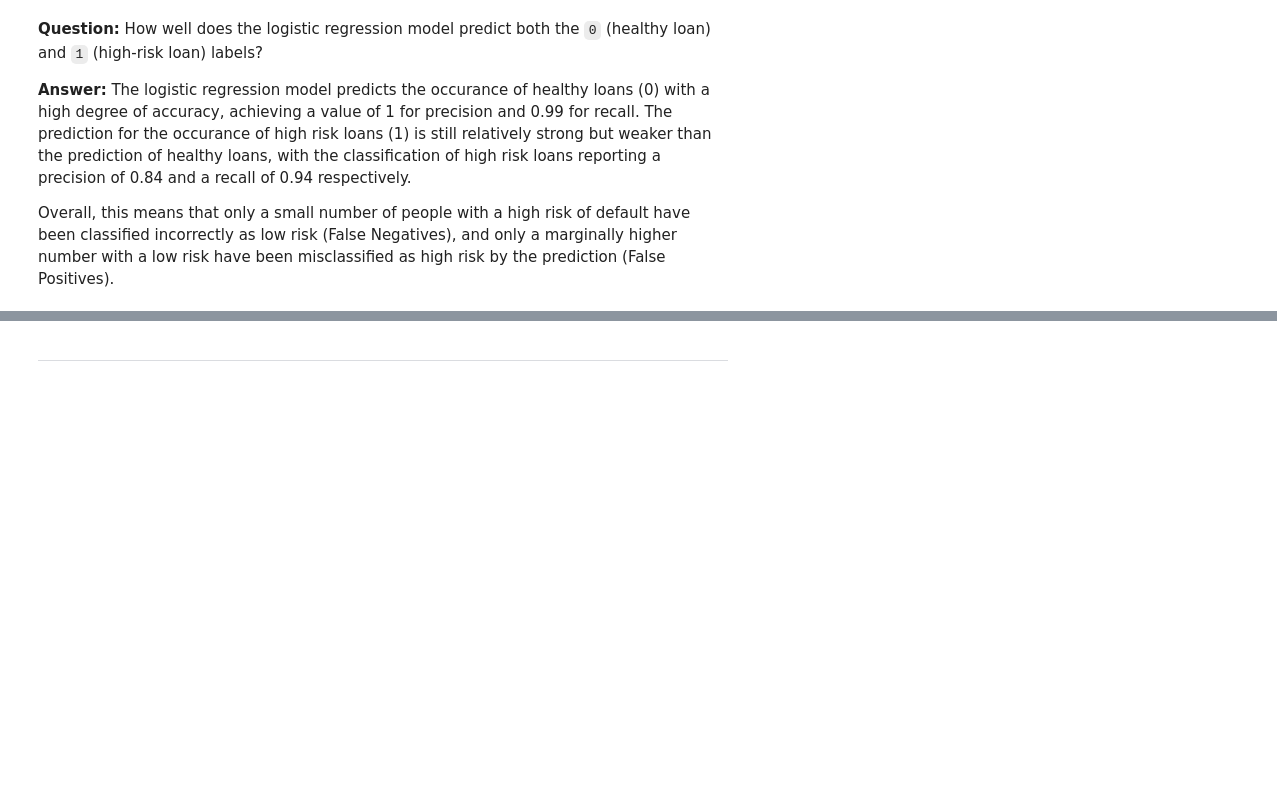
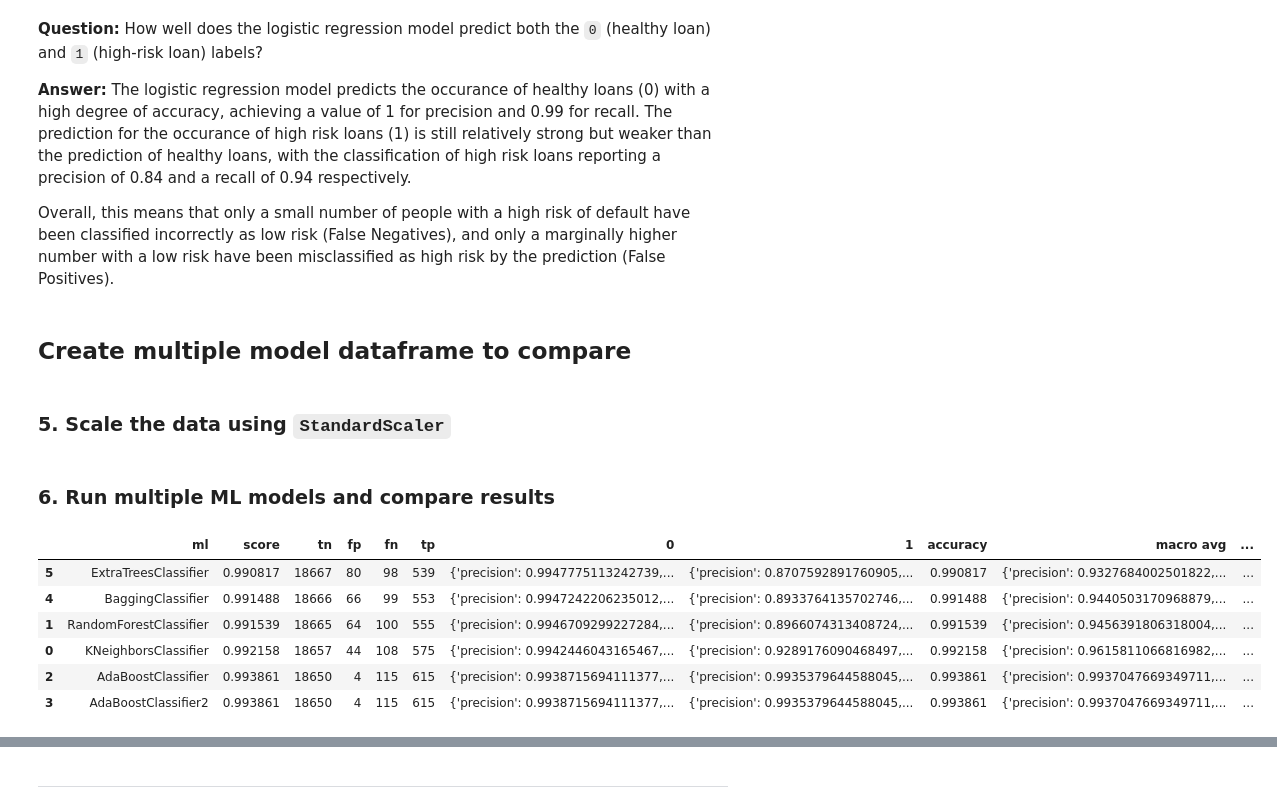
Before and after one commit to NicholasJWiid/credit-risk-classification, a Jupyter notebook: Credit_Risk/credit_risk_classification.ipynb, the cells around one changed output, grey strips where cells are left out. Cells and saved outputs as stored; diff of their text form; code cells hidden in the pictures; blank space fills up the shorter version.

```diff
--- a/Credit_Risk/credit_risk_classification.ipynb
+++ b/Credit_Risk/credit_risk_classification.ipynb
@@ -137,3 +142,21 @@ High loan default risk       0.84      0.94      0.89       619
 **Answer:** The logistic regression model predicts the occurance of healthy loans (0) with a high degree of accuracy, achieving a value of 1 for precision and 0.99 for recall. The prediction for the occurance of high risk loans (1) is still relatively strong but weaker than the prediction of healthy loans, with the classification of high risk loans reporting a precision of 0.84 and a recall of 0.94 respectively.
 
 Overall, this means that only a small number of people with a high risk of default have been classified incorrectly as low risk (False Negatives), and only a marginally higher number with a low risk have been misclassified as high risk by the prediction (False Positives).
+# %% [markdown]
+## Create multiple model dataframe to compare
+# %% [markdown]
+### 5. Scale the data using `StandardScaler`
+# %%
+# Instantiate a StandardScaler instance
+scaler = StandardScaler()
+
+# Fit the training data to the standard scaler
+X_scaler = scaler.fit(X_train)
+
+# Transform the training data using the scaler
+X_train_scaled = X_scaler.transform(X_train)
+
+# Transform the testing data using the scaler
+X_test_scaled = X_scaler.transform(X_test)
+# %% [markdown]
+### 6. Run multiple ML models and compare results
@@ -139,0 +190,36 @@ Overall, this means that only a small number of people with a high risk of defau
+# %%
+ml = {
+    "KNeighborsClassifier": KNeighborsClassifier(n_neighbors=3),
+    "RandomForestClassifier": ensemble.RandomForestClassifier(n_estimators=100, random_state=78),
+    "AdaBoostClassifier": ensemble.AdaBoostClassifier(n_estimators=50, random_state=78),
+    "AdaBoostClassifier2": ensemble.AdaBoostClassifier(n_estimators=100, random_state=78),
+    "BaggingClassifier": ensemble.BaggingClassifier(n_estimators=50, random_state=78),
+    "ExtraTreesClassifier": ensemble.ExtraTreesClassifier(n_estimators=50, random_state=78),
+}
+all_data = []
+for x in ml:
+    model = ml[x]
+    model.fit(X_train_scaled, y_train)# Create predictions
+    y_pred = model.predict(X_test_scaled)
+    tn, fp, fn, tp = confusion_matrix(y_pred,y_test).ravel()
+    report = classification_report(y_pred,y_test, output_dict=True)
+    d = {
+        "ml":x,
+        "score": model.score(X_test_scaled,y_test),
+        "tn": tn,
+        "fp": fp,
+        "fn": fn,
+        "tp": tp,
+    }
+    all_data.append({**d, **report})
+
+sorted_df = pd.DataFrame(all_data).sort_values("score")
+sorted_df
+# %% [output]
+|  | ml | score | tn | fp | fn | tp | 0 | 1 | accuracy | macro avg | ... |
+| 5 | ExtraTreesClassifier | 0.990817 | 18667 | 80 | 98 | 539 | {'precision': 0.9947775113242739,... | {'precision': 0.8707592891760905,... | 0.990817 | {'precision': 0.9327684002501822,... | ... |
+| 4 | BaggingClassifier | 0.991488 | 18666 | 66 | 99 | 553 | {'precision': 0.9947242206235012,... | {'precision': 0.8933764135702746,... | 0.991488 | {'precision': 0.9440503170968879,... | ... |
+| 1 | RandomForestClassifier | 0.991539 | 18665 | 64 | 100 | 555 | {'precision': 0.9946709299227284,... | {'precision': 0.8966074313408724,... | 0.991539 | {'precision': 0.9456391806318004,... | ... |
+| 0 | KNeighborsClassifier | 0.992158 | 18657 | 44 | 108 | 575 | {'precision': 0.9942446043165467,... | {'precision': 0.9289176090468497,... | 0.992158 | {'precision': 0.9615811066816982,... | ... |
+| 2 | AdaBoostClassifier | 0.993861 | 18650 | 4 | 115 | 615 | {'precision': 0.9938715694111377,... | {'precision': 0.9935379644588045,... | 0.993861 | {'precision': 0.9937047669349711,... | ... |
+| 3 | AdaBoostClassifier2 | 0.993861 | 18650 | 4 | 115 | 615 | {'precision': 0.9938715694111377,... | {'precision': 0.9935379644588045,... | 0.993861 | {'precision': 0.9937047669349711,... | ... |
```
Also changed, not shown: parts of 4 cells of this notebook, 1 other file.
